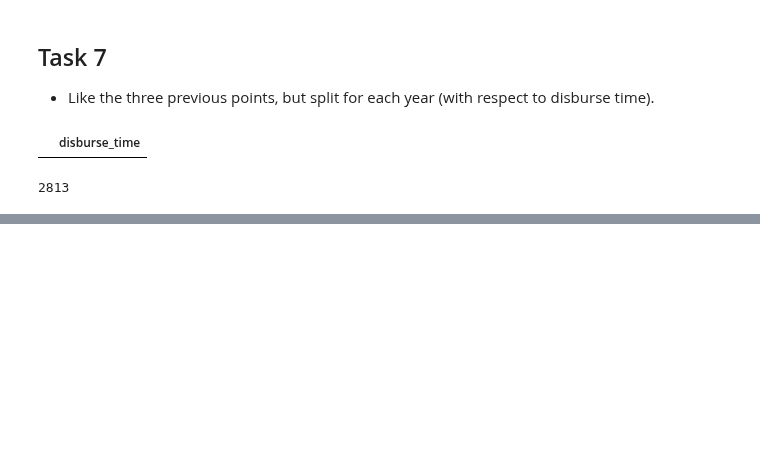
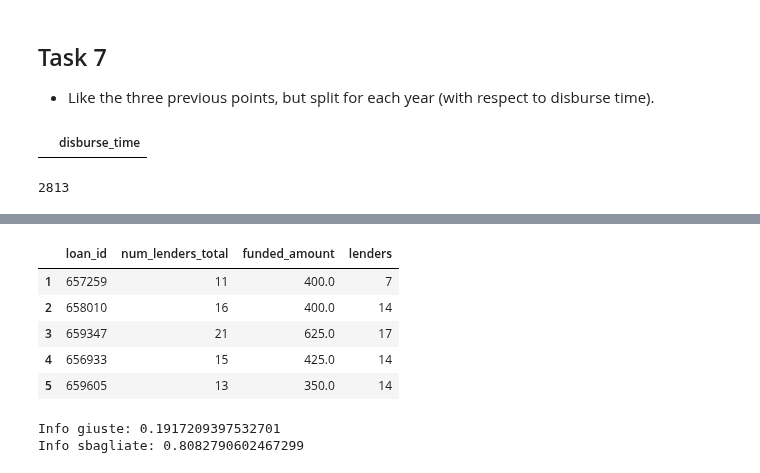
Before and after one commit to gaveter/Project_cs, a Jupyter notebook: Project.ipynb, the cells around one changed output, grey strips where cells are left out. Cells and saved outputs as stored; diff of their text form; code cells hidden in the pictures; blank space fills up the shorter version.

```diff
--- a/Project.ipynb
+++ b/Project.ipynb
@@ -355,0 +383,19 @@ Name: funded_amount, Length: 748, dtype: float64
+# %%
+correct = numberLoans[numberLoans['num_lenders_total']==numberLoans['lenders']]
+wrong = numberLoans[numberLoans['num_lenders_total']!=numberLoans['lenders']]
+# %%
+wrong.head()
+# %% [output]
+|  | loan_id | num_lenders_total | funded_amount | lenders |
+| 1 | 657259 | 11 | 400.0 | 7 |
+| 2 | 658010 | 16 | 400.0 | 14 |
+| 3 | 659347 | 21 | 625.0 | 17 |
+| 4 | 656933 | 15 | 425.0 | 14 |
+| 5 | 659605 | 13 | 350.0 | 14 |
+# %%
+#plot barchart da fare
+print("Info giuste: "+str(len(correct)/len(numberLoans)))
+print("Info sbagliate: "+str(len(wrong)/len(numberLoans)))
+# %% [output]
+Info giuste: 0.1917209397532701
+Info sbagliate: 0.8082790602467299
```
Also changed, not shown: parts of 22 cells of this notebook.
